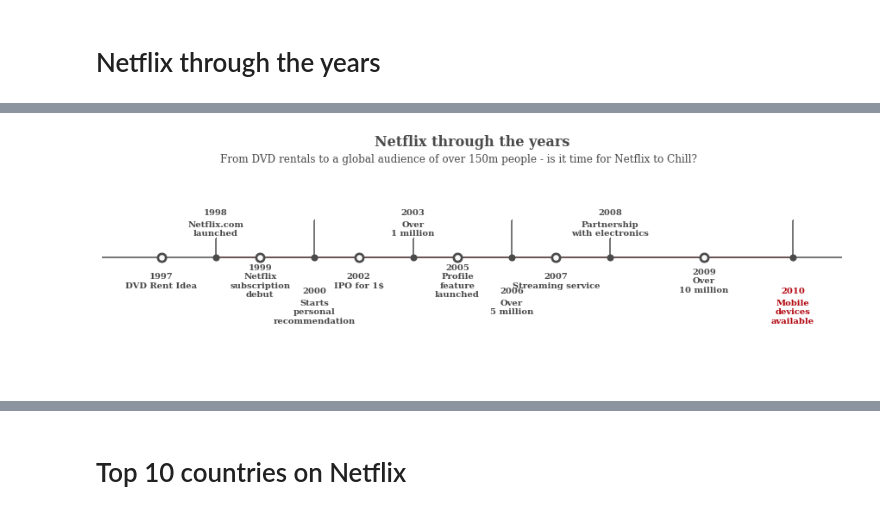
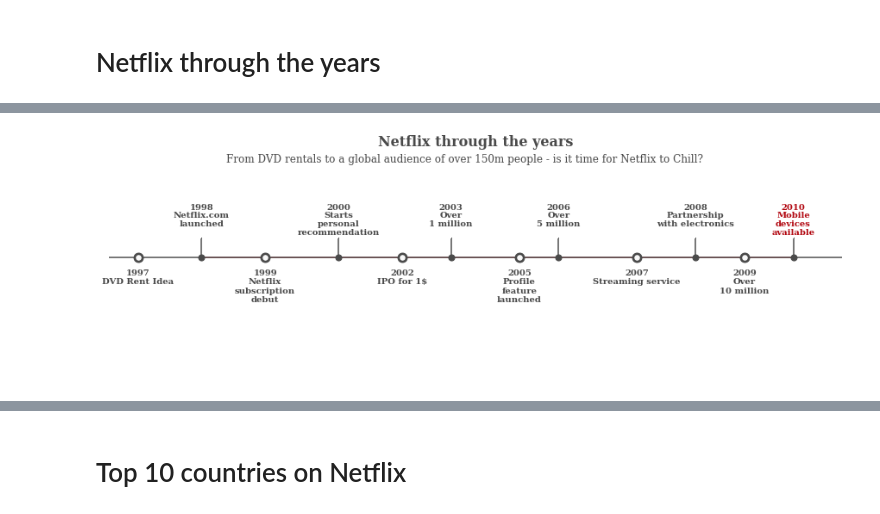
Before and after one commit to temple17/kagglepractice, a Jupyter notebook: Netflix_Movies_and_TV_Shows.ipynb, the cells around one changed output, grey strips where cells are left out. Saved outputs shown, nothing was run; the diff lists cells and outputs as text; code cells hidden in the pictures.

Commit message:
Colaboratory를 통해 생성됨

```diff
--- a/Netflix_Movies_and_TV_Shows.ipynb
+++ b/Netflix_Movies_and_TV_Shows.ipynb
@@ -184,9 +184,9 @@ tl_dates = [
     "2009\nOver\n10 million"
 ]
 
-tl_x = [1.2, 3.2, 5.2, 7.2, 9.2, 12.2]
+tl_x = [0.6, 3.2, 6.0, 8.4, 10.8, 13]
 
-tl_sub_x = [2.3, 4.3, 6.3, 8.3, 10.3, 14]
+tl_sub_x = [1.9, 4.7, 7.0, 9.2, 12, 14]
 
 tl_sub_times = [
     "1998", "2000","2003", "2006", "2008", "2010"
@@ -208,12 +208,12 @@ ax.scatter(tl_x, np.zeros(len(tl_x)), s=30, c='#fafafa', zorder=3)
 ax.scatter(tl_sub_x, np.zeros(len(tl_sub_x)), s=50, c='#4a4a4a', zorder=4)
 
 for x, date in zip(tl_x, tl_dates):
-    ax.text(x, -0.4, date, ha='center', fontfamily='serif', fontweight='bold', va = 'center',
+    ax.text(x, -0.2, date, ha='center', fontfamily='serif', fontweight='bold', va = 'top',
             color='#4a4a4a',fontsize=10)
 
 levels = np.zeros(len(tl_sub_x))
 levels[::2] = 0.3
-levels[1::2] = 0.6
+levels[1::2] = 0.3
 
 markerline, stemline, baseline = ax.stem(tl_sub_x, levels, use_line_collection=True)
 plt.setp(baseline, zorder=0)
@@ -221,11 +221,11 @@ plt.setp(markerline, marker=',', color='#4a4a4a')
 plt.setp(stemline, color='#4a4a4a')
 
 for idx, x, time, txt in zip(range(1, len(tl_sub_x)+1), tl_sub_x, tl_sub_times, tl_text):
-    ax.text(x, 1.3*(idx%2)-0.6, time, ha='center',
+    ax.text(x, 0.89, time, ha='center', va = 'top',
             fontfamily='serif', fontweight='bold',
             color='#4a4a4a' if idx!=len(tl_sub_x) else '#b20710', fontsize=10)
 
-    ax.text(x, 1.3*(idx%2)-0.7, txt, va='top', ha='center', fontweight='bold', fontsize=10,
+    ax.text(x, 0.76, txt, va='top',ha='center', fontweight='bold', fontsize=10,
             fontfamily='serif', color='#4a4a4a' if idx!=len(tl_sub_x) else '#b20710')
 
 for spine in ['left', 'top', 'right', 'bottom']:
@@ -239,5 +239,8 @@ ax.set_title('Netflix through the years', fontweight='bold', fontfamily='serif',
 ax.text(2.4, 1.57, "From DVD rentals to a global audience of over 150m people - is it time for Netflix to Chill?", fontfamily='serif',
         fontsize=12, color='#4a4a4a')
 
-plt.savefig('netflix_through_the_years.png', dpi=100)
+images_dir = '/content/drive/MyDrive/kaggle/Netflix Movies and TV Shows'
+plt.savefig(f"{images_dir}/netflix_history1.png", dpi=200)
+from google.colab import files
+files.download(f"{images_dir}/netflix_history1.png")
 # %% [output]
@@ -244 +249 @@ plt.savefig('netflix_through_the_years.png', dpi=100)
-[figure, old version]
+[figure, new version]
```
Also changed, not shown: parts of 2 cells of this notebook.
